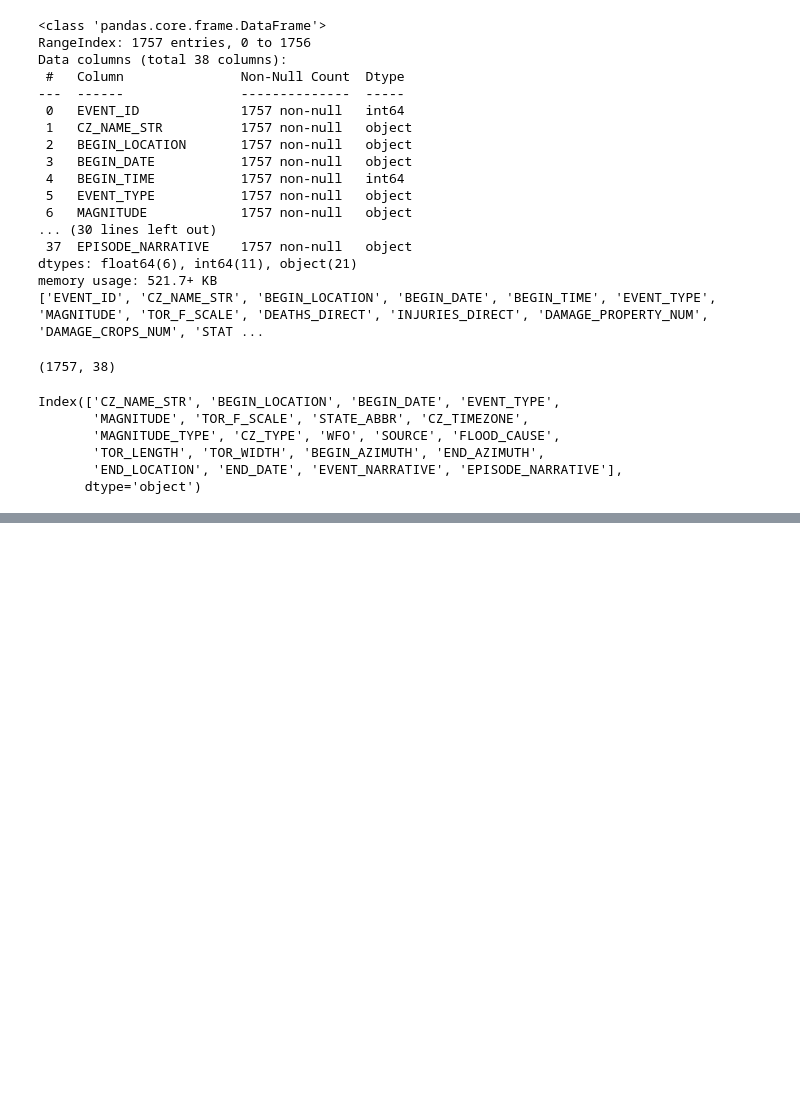
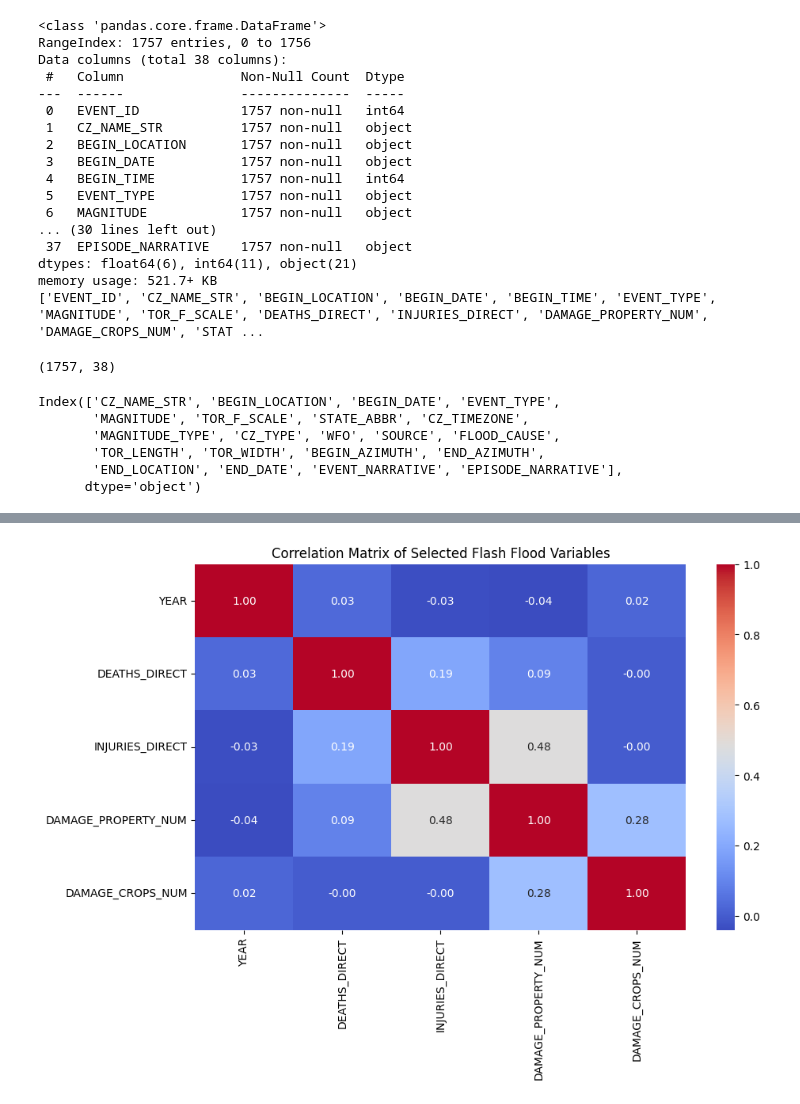
Before and after one commit to ashleyadehart/flash_floods_ky_2015_2025, a Jupyter notebook: flash_floods_ky_2015_2025.ipynb, the cells around one changed output, grey strips where cells are left out. Saved outputs shown, nothing was run; the diff lists cells and outputs as text; code cells hidden in the pictures; blank space fills up the shorter version.

Commit message:
Updated code to specify columns for correlation heatmap and replaced correlation heatmap plot

```diff
--- a/flash_floods_ky_2015_2025.ipynb
+++ b/flash_floods_ky_2015_2025.ipynb
@@ -101,3 +144,9 @@ df.rename(columns={'CZ_NAME_STR': 'COUNTY_NAME'}, inplace=True)
-# %%
-# Drop columns using .drop()
-df.drop(columns=['MAGNITUDE', 'MAGNITUDE_TYPE','TOR_F_SCALE', 'TOR_LENGTH', 'TOR_WIDTH' ], inplace=True)
+# %%
+# Drop columns using .drop()
+df.drop(columns=['MAGNITUDE'], inplace=True)
+df.drop(columns=['MAGNITUDE_TYPE'], inplace=True)
+df.drop(columns=['TOR_F_SCALE'], inplace=True)
+df.drop(columns=['TOR_LENGTH'], inplace=True)
+df.drop(columns=['TOR_WIDTH'], inplace=True)
+
+print(df.columns.tolist())
@@ -110,5 +161,4 @@ df = df.astype({'BEGIN_TIME': 'object'})
 df = df.astype({'END_TIME': 'object'})
 df = df.astype({'EPISODE_ID': 'object'})
 df = df.astype({'CZ_FIPS': 'object'})
-df = df.astype({'YEAR': 'int64'})
 print(df.dtypes)
@@ -128,0 +239,5 @@ df.duplicated().sum()
+# %%
+# Create YEAR column
+df["YEAR"] = df["BEGIN_DATE"].dt.year
+
+print(df["YEAR"].value_counts())
@@ -228,14 +492,27 @@ print(source_year)
 # %%
 # Create a heatmap that shows correlations between numerical variables
-numeric_df = df.select_dtypes(include=["number"])
+cols = [
+    "YEAR",
+    "DEATHS_DIRECT",
+    "INJURIES_DIRECT",
+    "DAMAGE_PROPERTY_NUM",
+    "DAMAGE_CROPS_NUM"
+]
 
-corr_matrix = numeric_df.corr()
+corr_matrix = df[cols].corr()
 
-plt.figure(figsize=(12, 8))
-sns.heatmap(corr_matrix, annot=True, cmap="coolwarm", fmt=".2f")
+plt.figure(figsize=(10, 6))
+sns.heatmap(
+    corr_matrix,
+    annot=True,
+    cmap="coolwarm",
+    fmt=".2f"
+)
 
-plt.title("Correlation Matrix of Kentucky Flash Flood Dataset")
+plt.title("Correlation Matrix of Selected Flash Flood Variables")
 plt.show()
+# %% [output]
+[figure, added]
 # %%
 # Create a heatmap that shows correlations between years and sources
 source_year = pd.crosstab(df["YEAR"], df["SOURCE"])
```
Also changed, not shown: parts of 25 cells of this notebook, 1 other file.
